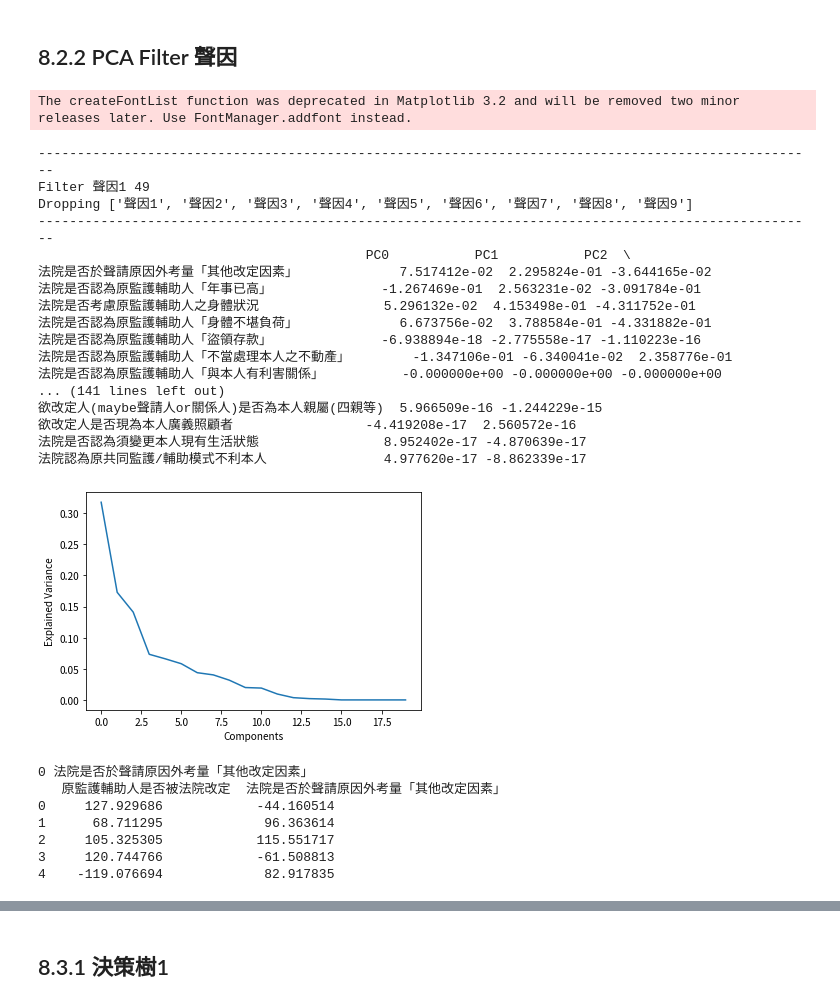
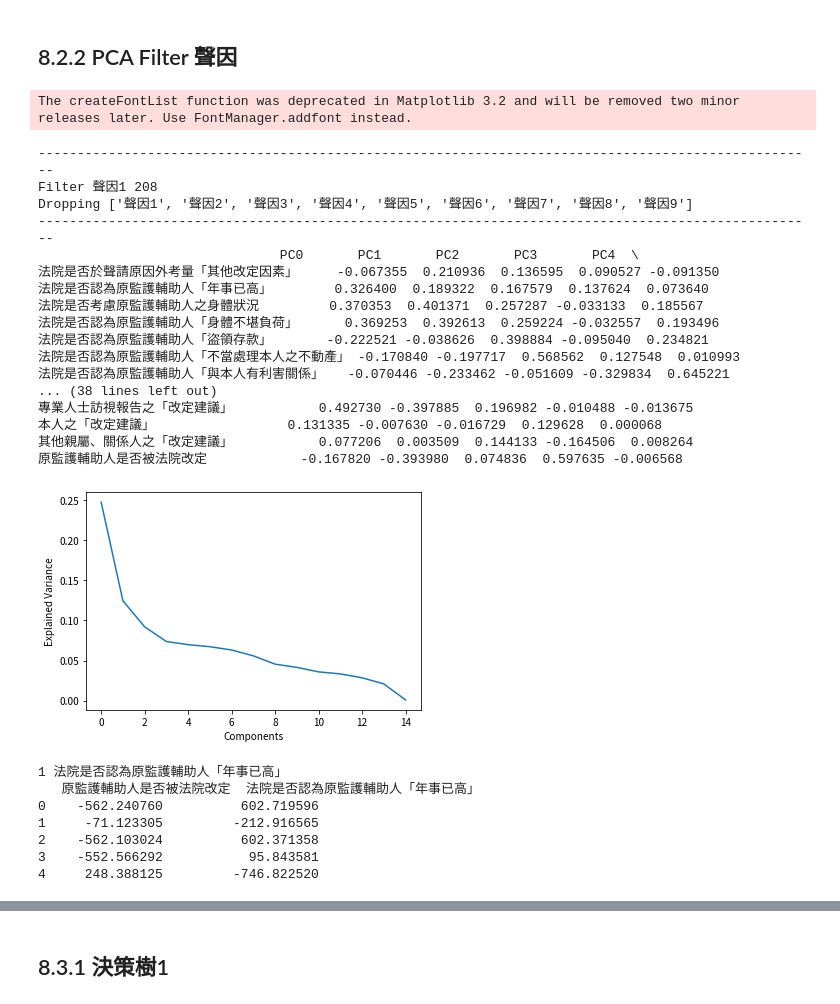
Before and after one commit to jeremy5189/legal-data-analysis, a Jupyter notebook: G4_Class.ipynb, the cells around one changed output, grey strips where cells are left out. Drawn from its saved outputs; the diff is of its cells as text; code cells hidden in the pictures.

```diff
--- a/G4_Class.ipynb
+++ b/G4_Class.ipynb
@@ -583,10 +576,11 @@ k = Corr(gsheet_id, gsheet_name, to_drop=[
 ])
 k.replace_all_col_to_NaN('')
 k.convert_to_numeric()
+k.info()
 
-for i in range(0, 30):
+for i in range(0, 24):
   if i == 24:
-    continue
+    break
   print(f"\n\n")
-  k.chi2_contingency_and_mosaic(k.cols()[i], k.cols()[24])
+  k.chi2_contingency_and_mosaic(k.cols()[i], '原監護輔助人是否被法院改定')
 # %% [output]
@@ -690,12 +691,7 @@ p = Corr(gsheet_id, gsheet_name, to_drop=[
   '專業人士訪視報告之「改定建議」',
   '本人之「改定建議」',
   '其他親屬、關係人之「改定建議」',
-  #'原監護輔助人是否被法院改定',
-  '欲改定人(maybe聲請人or關係人)是否有意願擔任',
-  '欲改定人(maybe聲請人or關係人)是否為本人親屬(四親等)',
-  '欲改定人是否現為本人廣義照顧者',
-  '法院是否認為須變更本人現有生活狀態',
-  '法院認為原共同監護/輔助模式不利本人'
+  #'原監護輔助人是否被法院改定'
 ])
 p.convert_to_numeric()
 p.pca()
@@ -736,50 +732,48 @@ p.pca2(p.col(0), p.col(9))
 # %%
 for i in range(1, 10):
   p = Corr(gsheet_id, gsheet_name, to_drop=[
     'index',
     'UUID',
     '宣告性質',
     '原監護輔助人之類型',
     '原監護輔助人之人數（自然人）',
     '主管機關是否被法院改定 (1=是, 2=否)',
   ])
   for col in p.df.columns:
-    p.replace_col_to(col, '', -100) # 替換 '' to -100 因為決策樹不支援 NaN
+    p.replace_col_to(col, '', -1000) # 替換 '' to -100 因為決策樹不支援 NaN
   p.convert_to_numeric()
-  p.df = p.df.query(f"聲因{str(i)} == 1")
-  p.df = p.df.reset_index(drop=True)
   print('-'*100)
   print(f"Filter 聲因{str(i)} {len(p.df)}")
   print(f"Dropping {p.cols()[0:9]}")
   print('-'*100)
   p.drop(p.cols()[0:9])
   p.pca()
-  p.pca2(p.col(0), '原監護輔助人是否被法院改定')
+  p.pca2(p.col(1), '原監護輔助人是否被法院改定')
   break
 # %% [output]
 The createFontList function was deprecated in Matplotlib 3.2 and will be removed two minor releases later. Use FontManager.addfont instead.
 ----------------------------------------------------------------------------------------------------
-Filter 聲因1 49
+Filter 聲因1 208
 Dropping ['聲因1', '聲因2', '聲因3', '聲因4', '聲因5', '聲因6', '聲因7', '聲因8', '聲因9']
 ----------------------------------------------------------------------------------------------------
-                                          PC0           PC1           PC2  \
-法院是否於聲請原因外考量「其他改定因素」             7.517412e-02  2.295824e-01 -3.644165e-02
-法院是否認為原監護輔助人「年事已高」              -1.267469e-01  2.563231e-02 -3.091784e-01
-法院是否考慮原監護輔助人之身體狀況                5.296132e-02  4.153498e-01 -4.311752e-01
-法院是否認為原監護輔助人「身體不堪負荷」             6.673756e-02  3.788584e-01 -4.331882e-01
-法院是否認為原監護輔助人「盜領存款」              -6.938894e-18 -2.775558e-17 -1.110223e-16
-法院是否認為原監護輔助人「不當處理本人之不動產」        -1.347106e-01 -6.340041e-02  2.358776e-01
-法院是否認為原監護輔助人「與本人有利害關係」          -0.000000e+00 -0.000000e+00 -0.000000e+00
-... (141 lines left out)
-欲改定人(maybe聲請人or關係人)是否為本人親屬(四親等)  5.966509e-16 -1.244229e-15
-欲改定人是否現為本人廣義照顧者                 -4.419208e-17  2.560572e-16
-法院是否認為須變更本人現有生活狀態                8.952402e-17 -4.870639e-17
-法院認為原共同監護/輔助模式不利本人               4.977620e-17 -8.862339e-17
+                               PC0       PC1       PC2       PC3       PC4  \
+法院是否於聲請原因外考量「其他改定因素」     -0.067355  0.210936  0.136595  0.090527 -0.091350
+法院是否認為原監護輔助人「年事已高」        0.326400  0.189322  0.167579  0.137624  0.073640
+法院是否考慮原監護輔助人之身體狀況         0.370353  0.401371  0.257287 -0.033133  0.185567
+法院是否認為原監護輔助人「身體不堪負荷」      0.369253  0.392613  0.259224 -0.032557  0.193496
+法院是否認為原監護輔助人「盜領存款」       -0.222521 -0.038626  0.398884 -0.095040  0.234821
+法院是否認為原監護輔助人「不當處理本人之不動產」 -0.170840 -0.197717  0.568562  0.127548  0.010993
+法院是否認為原監護輔助人「與本人有利害關係」   -0.070446 -0.233462 -0.051609 -0.329834  0.645221
+... (38 lines left out)
+專業人士訪視報告之「改定建議」           0.492730 -0.397885  0.196982 -0.010488 -0.013675
+本人之「改定建議」                 0.131335 -0.007630 -0.016729  0.129628  0.000068
+其他親屬、關係人之「改定建議」           0.077206  0.003509  0.144133 -0.164506  0.008264
+原監護輔助人是否被法院改定            -0.167820 -0.393980  0.074836  0.597635 -0.006568
-[figure, old version]
+[figure, new version]
-0 法院是否於聲請原因外考量「其他改定因素」
-   原監護輔助人是否被法院改定  法院是否於聲請原因外考量「其他改定因素」
-0     127.929686            -44.160514
-1      68.711295             96.363614
-2     105.325305            115.551717
-3     120.744766            -61.508813
-4    -119.076694             82.917835
+1 法院是否認為原監護輔助人「年事已高」
+   原監護輔助人是否被法院改定  法院是否認為原監護輔助人「年事已高」
+0    -562.240760          602.719596
+1     -71.123305         -212.916565
+2    -562.103024          602.371358
+3    -552.566292           95.843581
+4     248.388125         -746.822520
```
Also changed, not shown: parts of 46 cells of this notebook.
